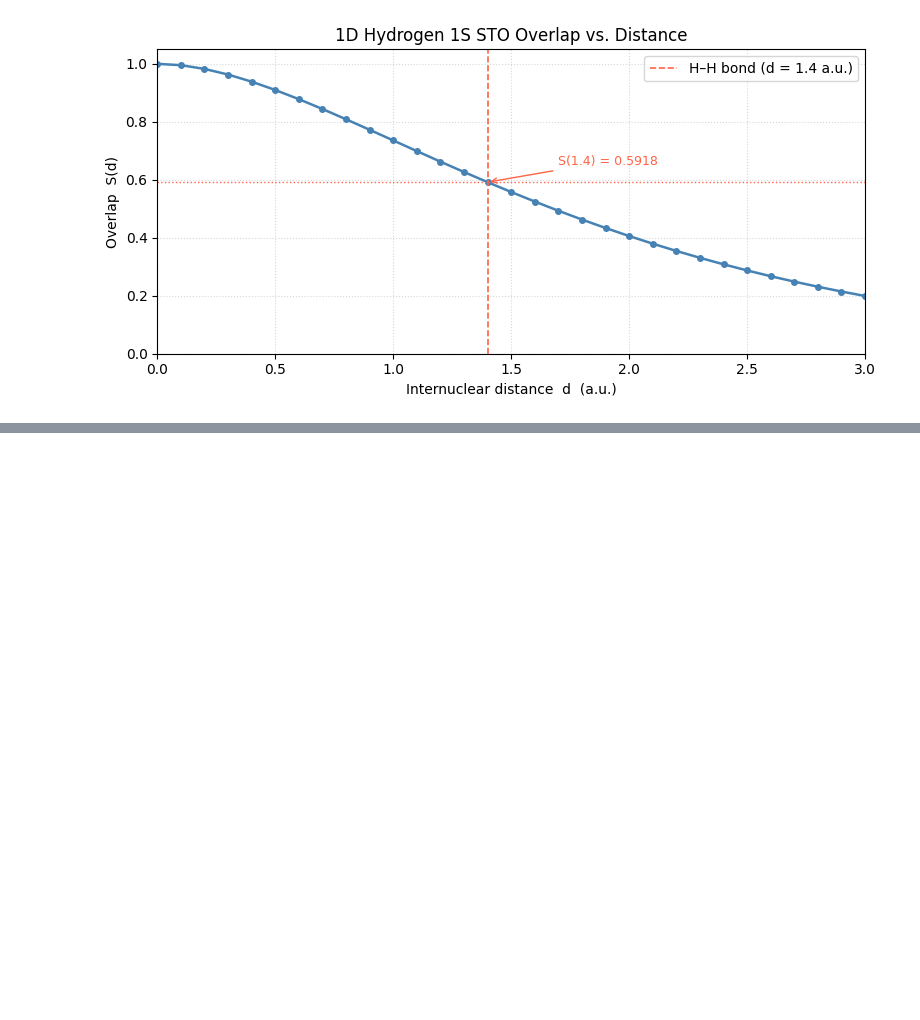
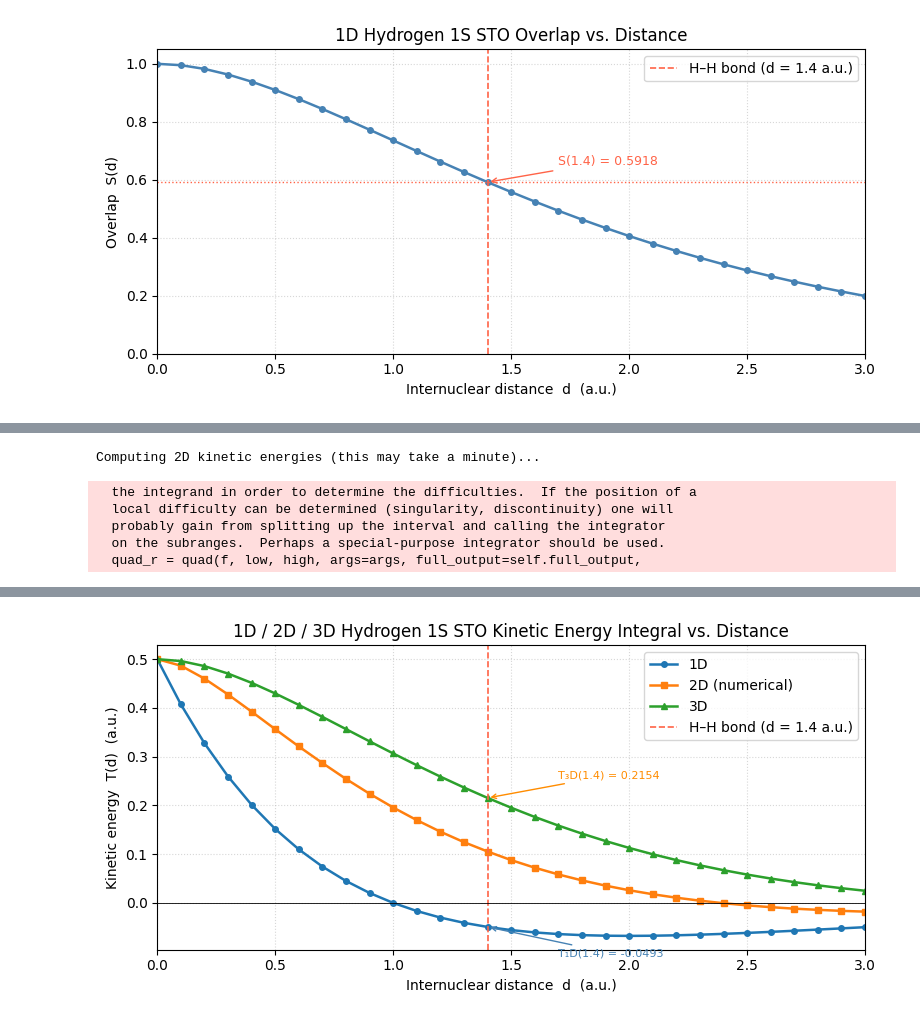
Before and after one commit to sorin-bolos/QuantumComputingResearch, a Jupyter notebook: STOsInMoleculeSymulations/STOsContinuous.ipynb, the cells around one changed output, grey strips where cells are left out. Drawn from its saved outputs; the diff is of its cells as text; code cells hidden in the pictures; blank space fills up the shorter version.

```diff
--- a/STOsInMoleculeSymulations/STOsContinuous.ipynb
+++ b/STOsInMoleculeSymulations/STOsContinuous.ipynb
@@ -214,0 +335,76 @@ plt.show()
+# %%
+import numpy as np
+import matplotlib.pyplot as plt
+from scipy.integrate import dblquad
+
+zeta      = 1.0
+distances = np.arange(0.0, 3.1, 0.1)
+
+# ── 1D ────────────────────────────────────────────────────────────────────────
+T_1D = 0.5 * zeta**2 * (1 - zeta * distances) * np.exp(-zeta * distances)
+
+# ── 3D ────────────────────────────────────────────────────────────────────────
+T_3D = 0.5 * zeta**2 * (1 + zeta * distances - zeta**2 * distances**2 / 3) * np.exp(-zeta * distances)
+
+# ── 2D (numerical for each distance) ─────────────────────────────────────────
+N2D = np.sqrt(2 * zeta**2 / np.pi)
+
+def T_2D_at(d):
+    if d == 0.0:
+        # Self-overlap: T_11^2D = ½ζ² (diagonal kinetic energy)
+        return 0.5 * zeta**2
+    def integrand(y, x):
+        r1 = np.sqrt(x**2 + y**2)
+        r2 = np.sqrt((x - d)**2 + y**2)
+        if r2 < 1e-10:
+            return 0.0
+        psi1     = N2D * np.exp(-zeta * r1)
+        lap_psi2 = N2D * (zeta**2 - zeta / r2) * np.exp(-zeta * r2)
+        return psi1 * (-0.5) * lap_psi2
+    val, _ = dblquad(integrand, -15, 15, lambda x: -15, lambda x: 15,
+                     epsabs=1e-4, epsrel=1e-4)
+    return val
+
+print("Computing 2D kinetic energies (this may take a minute)...")
+T_2D = np.array([T_2D_at(d) for d in distances])
+print("Done.")
+
+# ── Table ─────────────────────────────────────────────────────────────────────
+print(f"\n{'d (a.u.)':>10}  {'T_1D':>12}  {'T_2D':>12}  {'T_3D':>12}")
+print("-" * 52)
+for d_val, t1, t2, t3 in zip(distances, T_1D, T_2D, T_3D):
+    print(f"{d_val:>10.1f}  {t1:>12.6f}  {t2:>12.6f}  {t3:>12.6f}")
+
+# ── Plot ──────────────────────────────────────────────────────────────────────
+fig, ax = plt.subplots(figsize=(8, 4))
+ax.plot(distances, T_1D, marker='o', markersize=4, linewidth=1.8, label='1D')
+ax.plot(distances, T_2D, marker='s', markersize=4, linewidth=1.8, label='2D (numerical)')
+ax.plot(distances, T_3D, marker='^', markersize=4, linewidth=1.8, label='3D')
+ax.axvline(1.4, color='tomato', linestyle='--', linewidth=1.2, label='H–H bond (d = 1.4 a.u.)')
+ax.axhline(0,   color='black',  linestyle='-',  linewidth=0.6)
+
+d_bond = 1.4
+T_1D_bond = 0.5 * zeta**2 * (1 - zeta * d_bond) * np.exp(-zeta * d_bond)
+T_3D_bond = 0.5 * zeta**2 * (1 + zeta * d_bond - zeta**2 * d_bond**2 / 3) * np.exp(-zeta * d_bond)
+ax.annotate(f'T₁D(1.4) = {T_1D_bond:.4f}',
+            xy=(1.4, T_1D_bond), xytext=(1.7, T_1D_bond - 0.06),
+            arrowprops=dict(arrowstyle='->', color='steelblue'), color='steelblue', fontsize=8)
+ax.annotate(f'T₃D(1.4) = {T_3D_bond:.4f}',
+            xy=(1.4, T_3D_bond), xytext=(1.7, T_3D_bond + 0.04),
+            arrowprops=dict(arrowstyle='->', color='darkorange'), color='darkorange', fontsize=8)
+
+ax.set_xlabel('Internuclear distance  d  (a.u.)')
+ax.set_ylabel('Kinetic energy  T(d)  (a.u.)')
+ax.set_title('1D / 2D / 3D Hydrogen 1S STO Kinetic Energy Integral vs. Distance')
+ax.set_xlim(0, 3)
+ax.legend()
+ax.grid(True, linestyle=':', alpha=0.5)
+plt.tight_layout()
+plt.show()
+# %% [output]
+Computing 2D kinetic energies (this may take a minute)...
+  the integrand in order to determine the difficulties.  If the position of a
+  local difficulty can be determined (singularity, discontinuity) one will
+  probably gain from splitting up the interval and calling the integrator
+  on the subranges.  Perhaps a special-purpose integrator should be used.
+  quad_r = quad(f, low, high, args=args, full_output=self.full_output,
@@ -214,0 +428 @@ plt.show()
+[figure, added]
```
Also changed, not shown: parts of 3 cells of this notebook, 9 other files.
